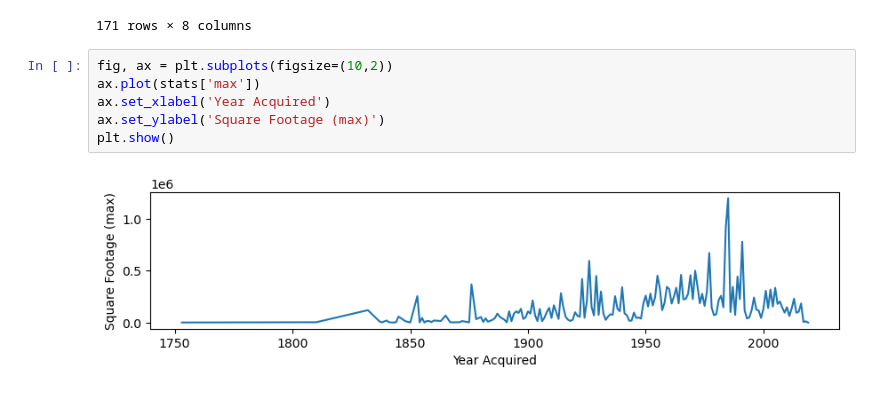
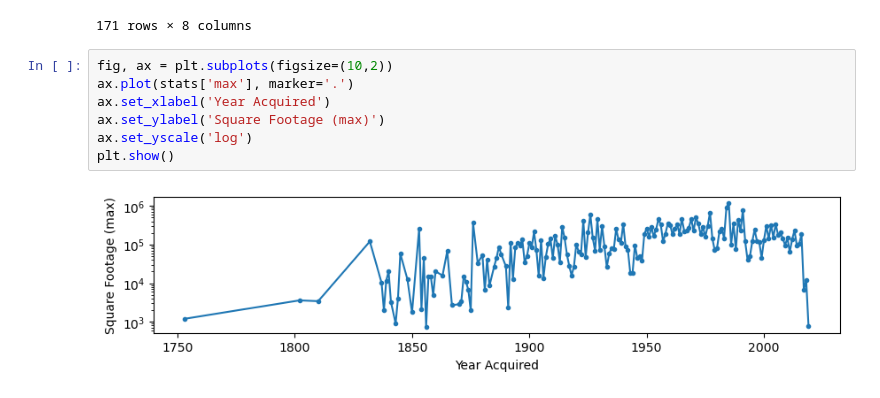
Before and after one commit to WiDS-Urbana-Champaign/WiDS-Urbana-Champaign.github.io, a Jupyter notebook: week02/inClass_week02.ipynb, the cells around one changed output. Drawn from its saved outputs; the diff is of its cells as text.

```diff
--- a/week02/inClass_week02.ipynb
+++ b/week02/inClass_week02.ipynb
@@ -453,9 +453,10 @@ stats
 171 rows × 8 columns
 # %%
 fig, ax = plt.subplots(figsize=(10,2))
-ax.plot(stats['max'])
+ax.plot(stats['max'], marker='.')
 ax.set_xlabel('Year Acquired')
 ax.set_ylabel('Square Footage (max)')
+ax.set_yscale('log')
 plt.show()
 # %% [output]
-[figure, old version]
+[figure, new version]
```
